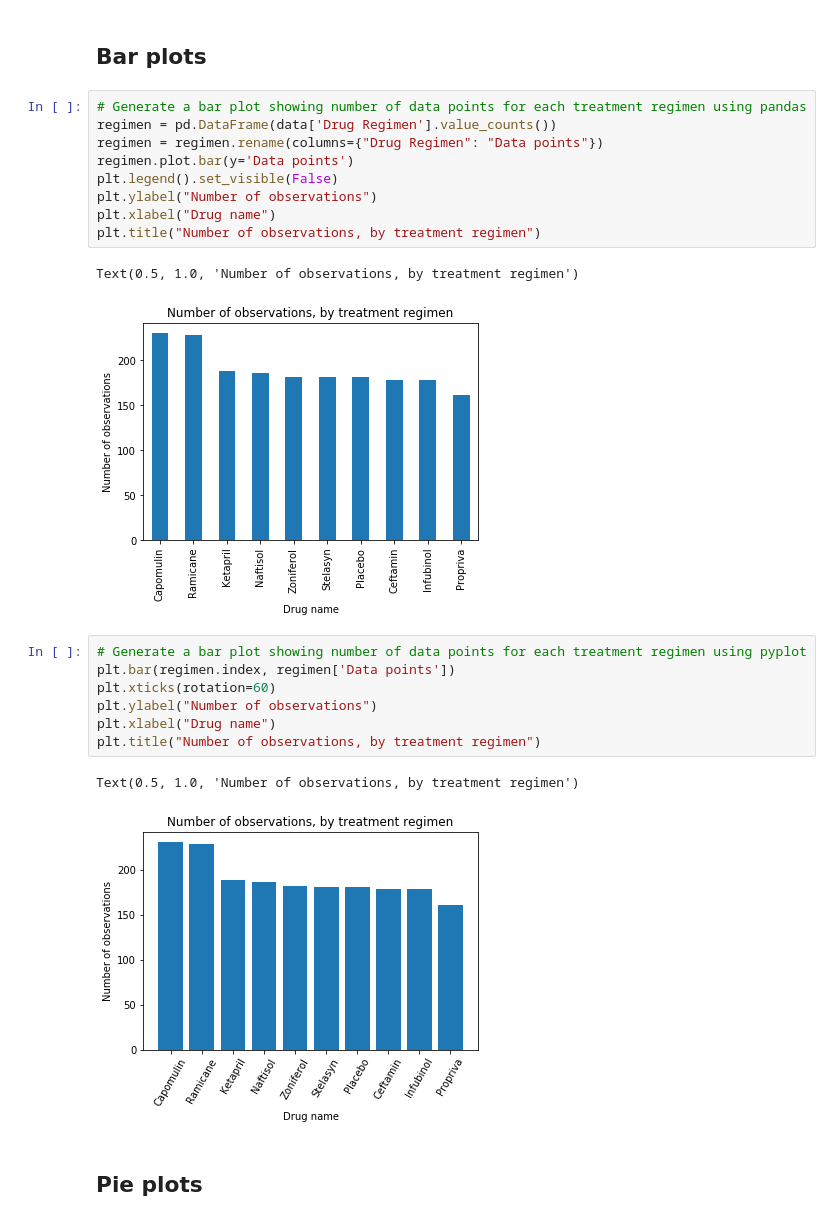
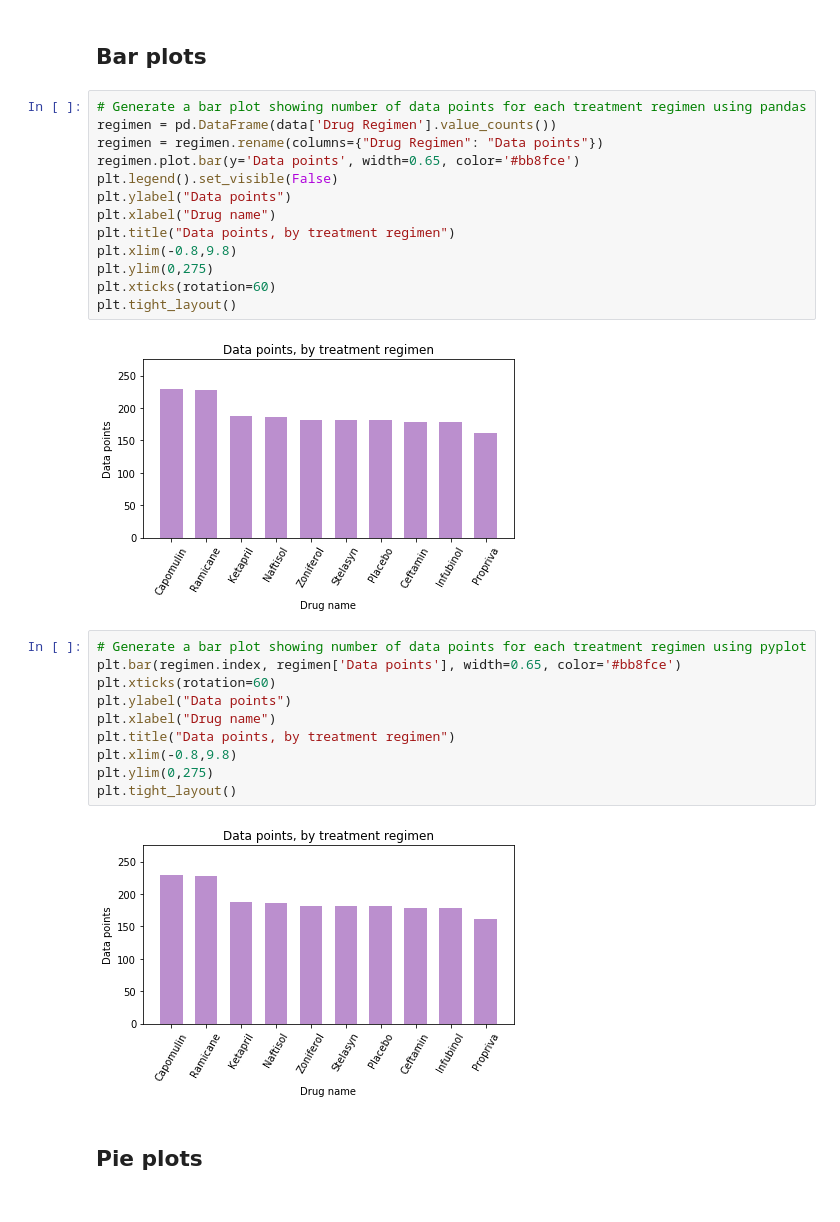
Before and after one commit to skonkiel/drug-trial-analysis, a Jupyter notebook: pymaceuticals_starter.ipynb, the cells around one changed output. Saved outputs shown, nothing was run; the diff lists cells and outputs as text.

```diff
--- a/pymaceuticals_starter.ipynb
+++ b/pymaceuticals_starter.ipynb
@@ -98,24 +97,29 @@ summary
 # %%
 # Generate a bar plot showing number of data points for each treatment regimen using pandas
 regimen = pd.DataFrame(data['Drug Regimen'].value_counts())
 regimen = regimen.rename(columns={"Drug Regimen": "Data points"})
-regimen.plot.bar(y='Data points')
+regimen.plot.bar(y='Data points', width=0.65, color='#bb8fce')
 plt.legend().set_visible(False)
-plt.ylabel("Number of observations")
+plt.ylabel("Data points")
 plt.xlabel("Drug name")
-plt.title("Number of observations, by treatment regimen")
+plt.title("Data points, by treatment regimen")
+plt.xlim(-0.8,9.8)
+plt.ylim(0,275)
+plt.xticks(rotation=60)
+plt.tight_layout()
 # %% [output]
-Text(0.5, 1.0, 'Number of observations, by treatment regimen')
-[figure, old version]
+[figure, new version]
 # %%
 # Generate a bar plot showing number of data points for each treatment regimen using pyplot
-plt.bar(regimen.index, regimen['Data points'])
+plt.bar(regimen.index, regimen['Data points'], width=0.65, color='#bb8fce')
 plt.xticks(rotation=60)
-plt.ylabel("Number of observations")
+plt.ylabel("Data points")
 plt.xlabel("Drug name")
-plt.title("Number of observations, by treatment regimen")
+plt.title("Data points, by treatment regimen")
+plt.xlim(-0.8,9.8)
+plt.ylim(0,275)
+plt.tight_layout()
 # %% [output]
-Text(0.5, 1.0, 'Number of observations, by treatment regimen')
-[figure, old version]
+[figure, new version]
 # %% [markdown]
 ## Pie plots
```
Also changed, not shown: parts of 24 cells of this notebook.
